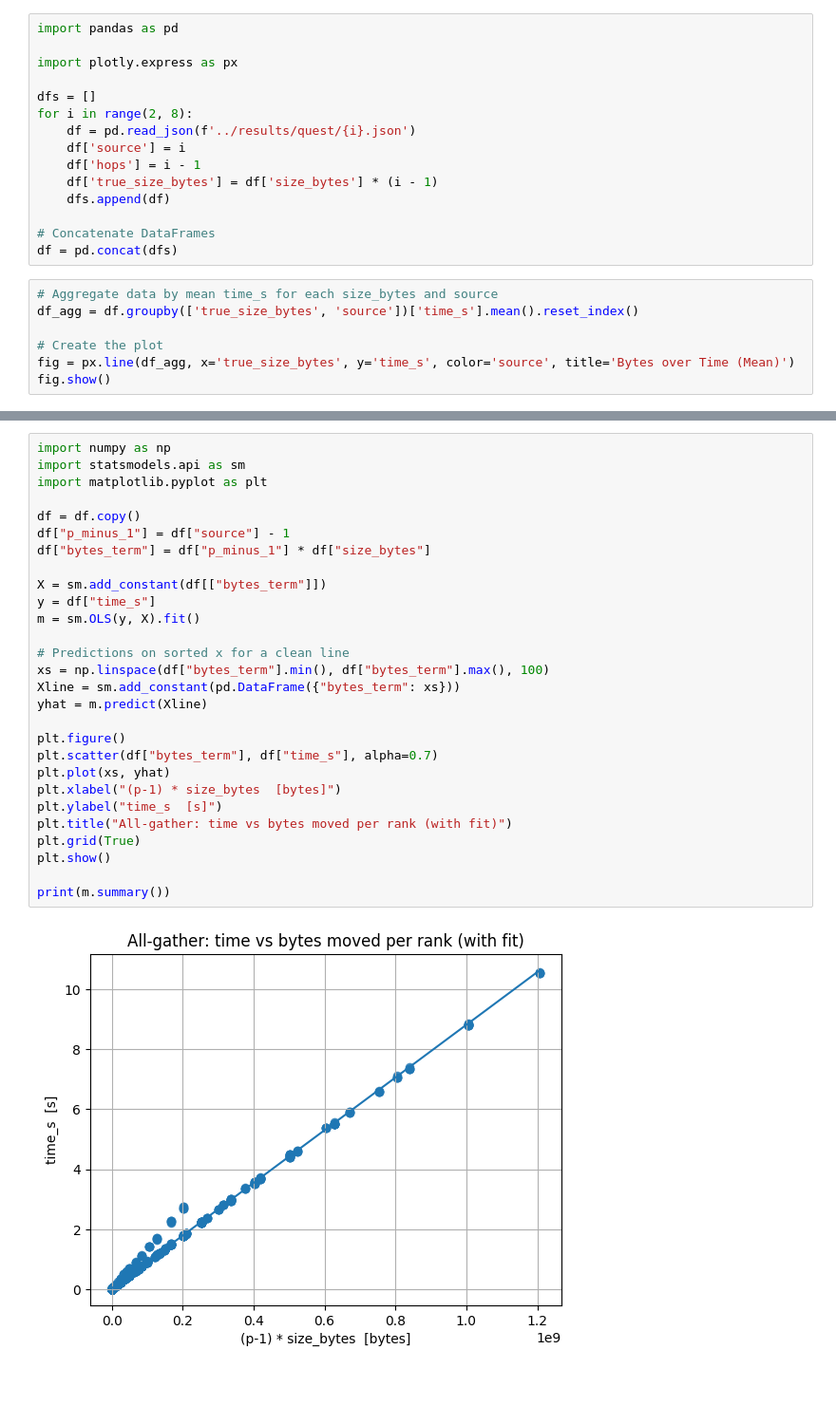
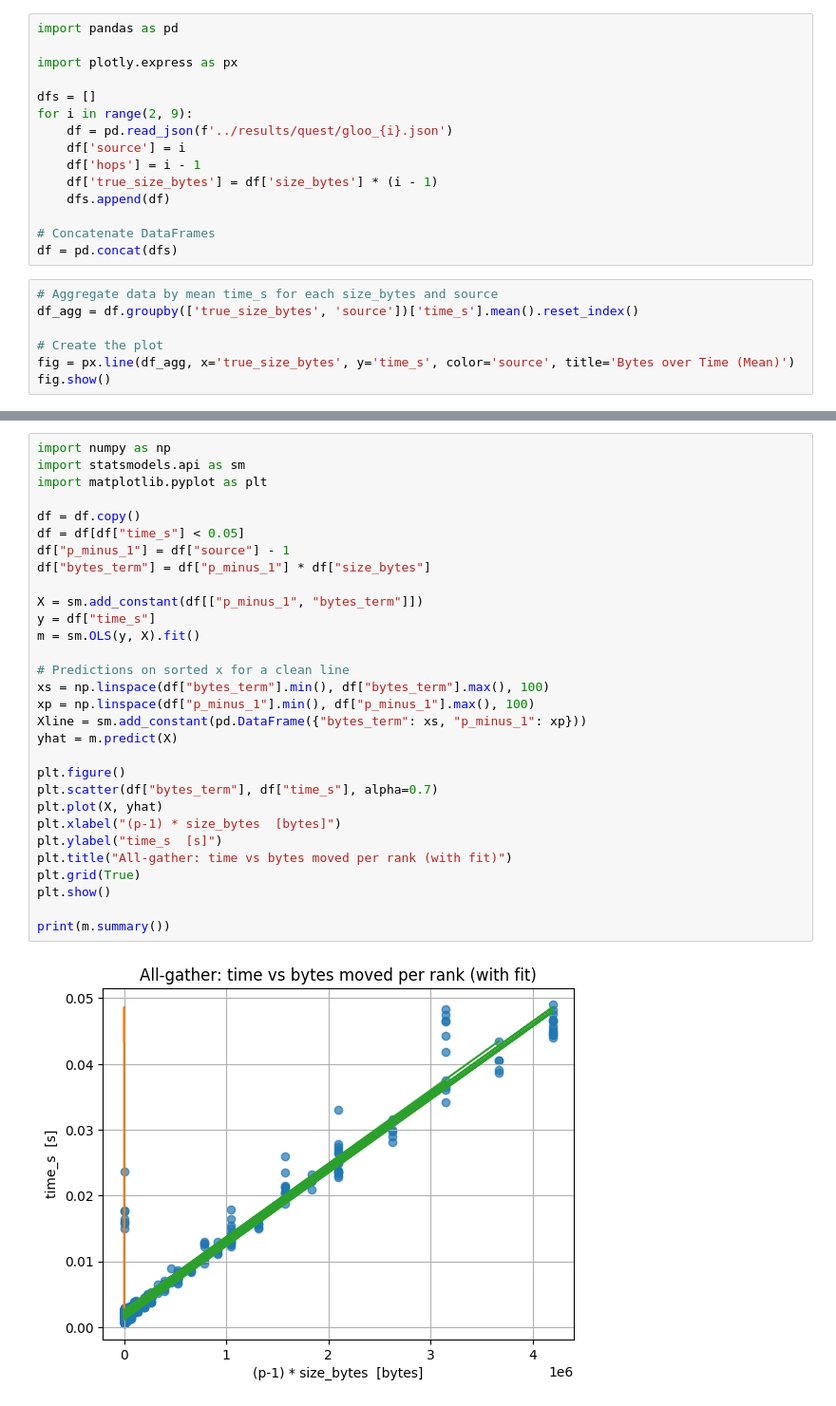
Before and after one commit to Dogacel/Uniference, a Jupyter notebook: notebooks/all_gather.ipynb, the cells around one changed output, grey strips where cells are left out. Shown at 95% size. Drawn from its saved outputs; the diff is of its cells as text.

```diff
--- a/notebooks/all_gather.ipynb
+++ b/notebooks/all_gather.ipynb
@@ -4,8 +4,8 @@ import pandas as pd
 import plotly.express as px
 
 dfs = []
-for i in range(2, 8):
-    df = pd.read_json(f'../results/quest/{i}.json')
+for i in range(2, 9):
+    df = pd.read_json(f'../results/quest/gloo_{i}.json')
     df['source'] = i
     df['hops'] = i - 1
     df['true_size_bytes'] = df['size_bytes'] * (i - 1)
@@ -61,32 +61,34 @@ strong multicollinearity or other numerical problems.
 # %%
 import numpy as np
 import statsmodels.api as sm
 import matplotlib.pyplot as plt
 
 df = df.copy()
+df = df[df["time_s"] < 0.05]
 df["p_minus_1"] = df["source"] - 1
 df["bytes_term"] = df["p_minus_1"] * df["size_bytes"]
 
-X = sm.add_constant(df[["bytes_term"]])
+X = sm.add_constant(df[["p_minus_1", "bytes_term"]])
 y = df["time_s"]
 m = sm.OLS(y, X).fit()
 
 # Predictions on sorted x for a clean line
 xs = np.linspace(df["bytes_term"].min(), df["bytes_term"].max(), 100)
-Xline = sm.add_constant(pd.DataFrame({"bytes_term": xs}))
-yhat = m.predict(Xline)
+xp = np.linspace(df["p_minus_1"].min(), df["p_minus_1"].max(), 100)
+Xline = sm.add_constant(pd.DataFrame({"bytes_term": xs, "p_minus_1": xp}))
+yhat = m.predict(X)
 
 plt.figure()
 plt.scatter(df["bytes_term"], df["time_s"], alpha=0.7)
-plt.plot(xs, yhat)
+plt.plot(X, yhat)
 plt.xlabel("(p-1) * size_bytes  [bytes]")
 plt.ylabel("time_s  [s]")
 plt.title("All-gather: time vs bytes moved per rank (with fit)")
 plt.grid(True)
 plt.show()
 
 print(m.summary())
 # %% [output]
-[figure, old version]
+[figure, new version]
                             OLS Regression Results
 ==============================================================================
```
Also changed, not shown: parts of 3 cells of this notebook, 9 other files.
